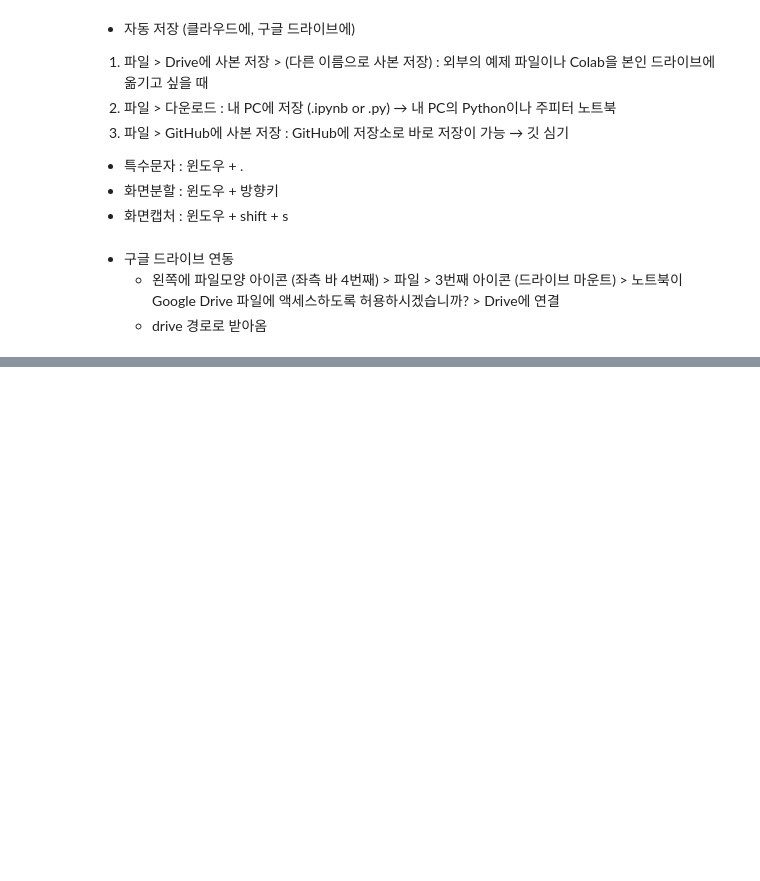
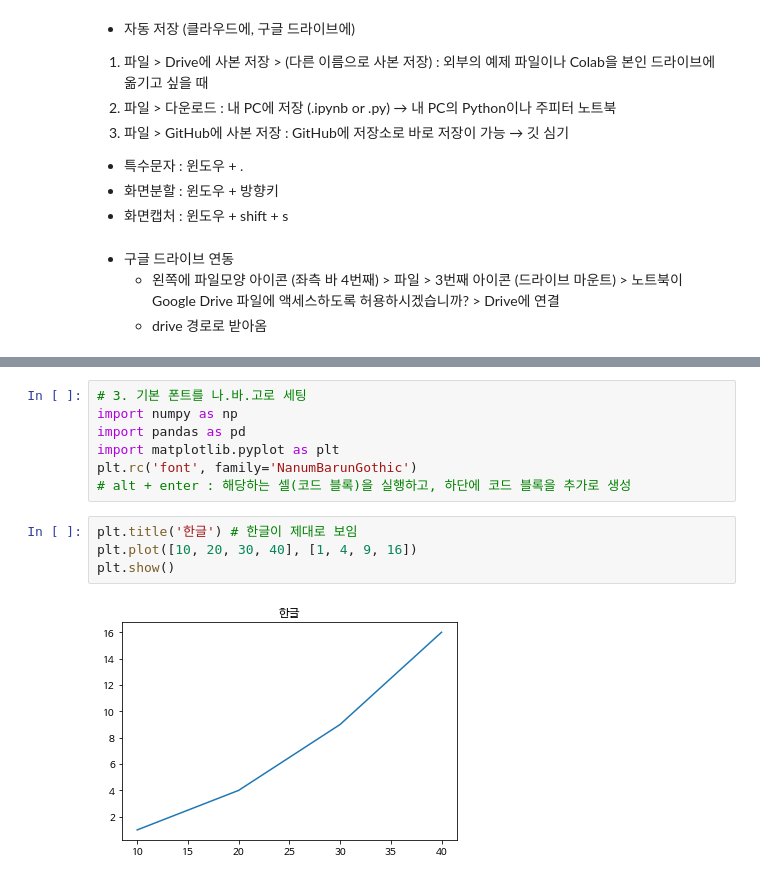
Before and after one commit to HyeJin-Son/Python_Review, a Jupyter notebook: 230207_시각화실습.ipynb, the cells around one changed output, grey strips where cells are left out. Saved outputs shown, nothing was run; the diff lists cells and outputs as text; blank space fills up the shorter version.

```diff
--- a/230207_시각화실습.ipynb
+++ b/230207_시각화실습.ipynb
@@ -26,0 +87,13 @@ Hello World
+# %%
+# 3. 기본 폰트를 나.바.고로 세팅
+import numpy as np
+import pandas as pd
+import matplotlib.pyplot as plt
+plt.rc('font', family='NanumBarunGothic')
+# alt + enter : 해당하는 셀(코드 블록)을 실행하고, 하단에 코드 블록을 추가로 생성
+# %%
+plt.title('한글') # 한글이 제대로 보임
+plt.plot([10, 20, 30, 40], [1, 4, 9, 16])
+plt.show()
+# %% [output]
+[figure, added]
```
Also changed, not shown: parts of 50 cells of this notebook.
